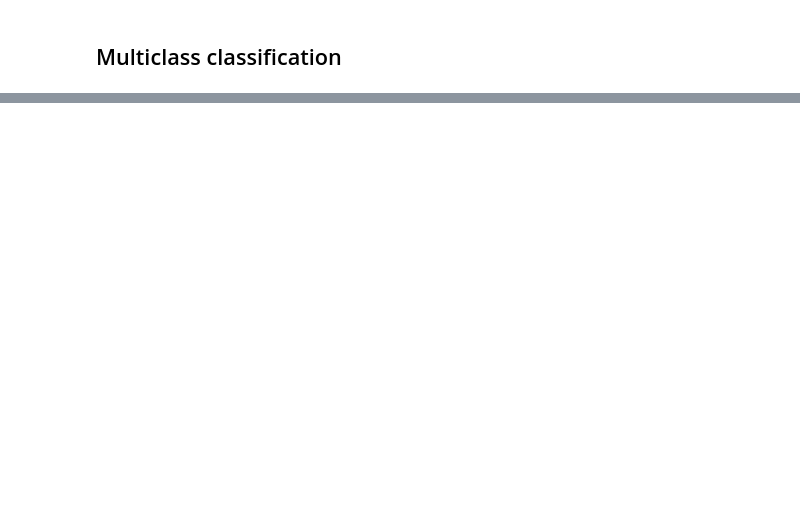
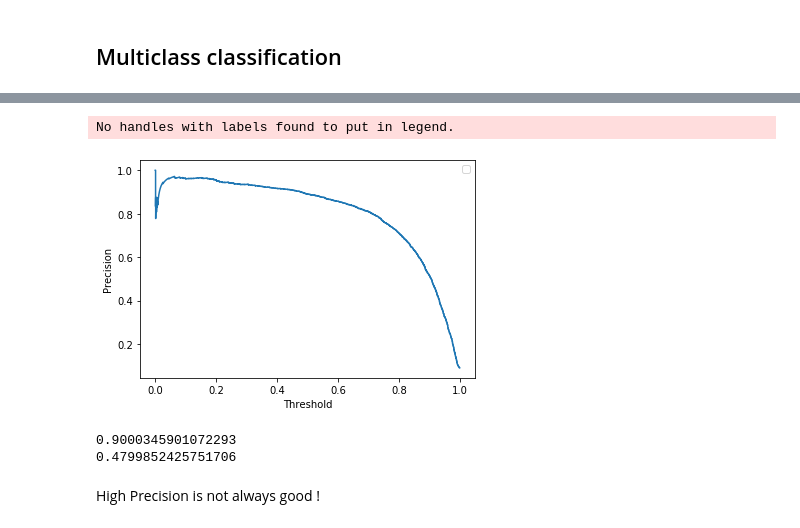
Before and after one commit to SagarDePrem/TF_essentials, a Jupyter notebook: Classification/Classification.ipynb, the cells around one changed output, grey strips where cells are left out. Saved outputs shown, nothing was run; the diff lists cells and outputs as text; code cells hidden in the pictures; blank space fills up the shorter version.

```diff
--- a/Classification/Classification.ipynb
+++ b/Classification/Classification.ipynb
@@ -345,0 +514,9 @@ plt.show()
+# %%
+plt.plot(recalls,precisions)
+plt.legend()
+plt.xlabel('Threshold')
+plt.ylabel('Precision')
+plt.show()
+# %% [output]
+No handles with labels found to put in legend.
+[figure, added]
@@ -345,0 +525,9 @@ plt.show()
+# %%
+y_train_pred_90 = (y_scores >= threshold_90_precision)
+print(metrics.precision_score(y_train_5, y_train_pred_90))
+print(metrics.recall_score(y_train_5, y_train_pred_90))
+# %% [output]
+0.9000345901072293
+0.4799852425751706
+# %% [markdown]
+High Precision is not always good !
```
Also changed, not shown: parts of 75 cells of this notebook, 6 other files.
